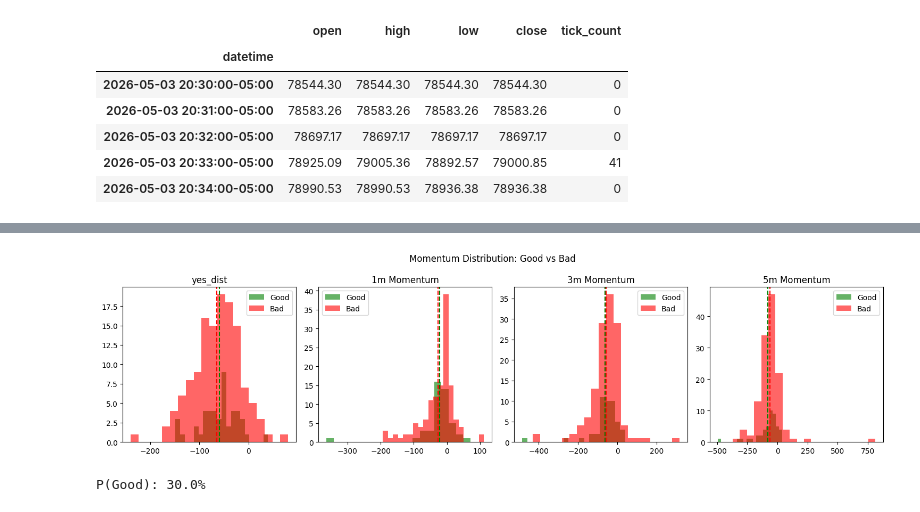
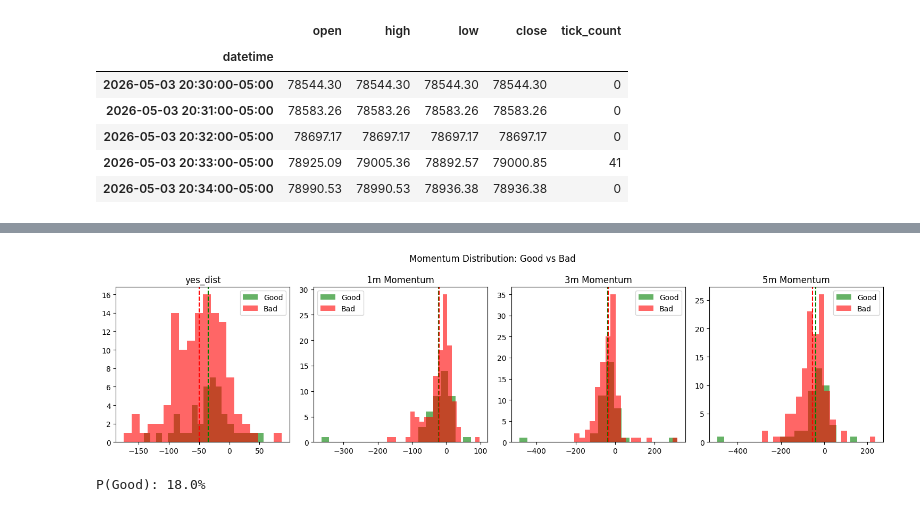
Before and after one commit to mablic/kalshi_15m_crypto_strategy, a Jupyter notebook: jupyter/delta_research_bayesian.ipynb, the cells around one changed output, grey strips where cells are left out. Saved outputs shown, nothing was run; the diff lists cells and outputs as text; code cells hidden in the pictures.

```diff
--- a/jupyter/delta_research_bayesian.ipynb
+++ b/jupyter/delta_research_bayesian.ipynb
@@ -283,0 +305,40 @@ PRIOR_GOOD = 0.2614
+# %%
+df_results = pd.DataFrame(res[0.15])
+df_expected = df_results['reached_50']
+
+# Separate good and bad outcomes
+good = df_results[df_expected == 1]
+bad = df_results[df_expected == 0]
+
+# Prior probabilities
+prior_good = len(good) / len(df_results)
+prior_bad = len(bad) / len(df_results)
+likelihoods = {}
+
+for col in feature_cols:
+    good_mean, good_std = good[col].mean(), good[col].std()
+    bad_mean, bad_std = bad[col].mean(), bad[col].std()
+
+    likelihoods[col] = {
+        'good': (good_mean, good_std),
+        'bad': (bad_mean, bad_std),
+    }
+
+    diff = good_mean - bad_mean
+    ratio, grade = evaluate_feature(good_mean, good_std, bad_mean, bad_std)
+    if grade == 'medium':
+        print(f"{grade} -> {col}: Good={good_mean:.4f}, Bad={bad_mean:.4f}, Diff={diff:.4f}")
+params = {}
+for col in feature_cols:
+    g_mean, g_std = likelihoods[col]['good']
+    b_mean, b_std = likelihoods[col]['bad']
+    params[col] = {
+        'good': (g_mean, g_std),
+        'bad': (b_mean, b_std)
+    }
+
+params['period'] = {
+    'good': (prior_good,),
+    'bad': (prior_bad,)
+}
+print(f"good is: {prior_good}, bad is: {prior_bad}")
@@ -376,8 +467,8 @@ Total PNL is: 2.10
 import matplotlib.pyplot as plt
 import numpy as np
 
-good = comb_15[comb_15['reached_50'] == 1]
-bad = comb_15[comb_15['reached_50'] == 0]
+# good = comb_15[comb_15['reached_70'] == 1]
+# bad = comb_15[comb_15['reached_70'] == 0]
 
 fig, axes = plt.subplots(1, 4, figsize=(15, 4))
 
@@ -390,34 +481,34 @@ axes[0].set_title('yes_dist')
 axes[0].legend()
 
 # 1m momentum
 axes[1].hist(good['1m_yes_dist_momentum'], bins=20, alpha=0.6, label='Good', color='green')
 axes[1].hist(bad['1m_yes_dist_momentum'], bins=20, alpha=0.6, label='Bad', color='red')
 axes[1].axvline(good['1m_yes_dist_momentum'].mean(), color='green', linestyle='--')
 axes[1].axvline(bad['1m_yes_dist_momentum'].mean(), color='red', linestyle='--')
 axes[1].set_title('1m Momentum')
 axes[1].legend()
 
 # 3m momentum
 axes[2].hist(good['3m_yes_dist_momentum'], bins=20, alpha=0.6, label='Good', color='green')
 axes[2].hist(bad['3m_yes_dist_momentum'], bins=20, alpha=0.6, label='Bad', color='red')
 axes[2].axvline(good['3m_yes_dist_momentum'].mean(), color='green', linestyle='--')
 axes[2].axvline(bad['3m_yes_dist_momentum'].mean(), color='red', linestyle='--')
 axes[2].set_title('3m Momentum')
 axes[2].legend()
 
 # 5m momentum
 axes[3].hist(good['5m_yes_dist_momentum'], bins=20, alpha=0.6, label='Good', color='green')
 axes[3].hist(bad['5m_yes_dist_momentum'], bins=20, alpha=0.6, label='Bad', color='red')
 axes[3].axvline(good['5m_yes_dist_momentum'].mean(), color='green', linestyle='--')
 axes[3].axvline(bad['5m_yes_dist_momentum'].mean(), color='red', linestyle='--')
 axes[3].set_title('5m Momentum')
 axes[3].legend()
 
 plt.suptitle('Momentum Distribution: Good vs Bad')
 plt.tight_layout()
 plt.show()
 # %% [output]
-[figure, old version]
+[figure, new version]
 # %%
 # testing
 
@@ -428,24 +519,24 @@ import numpy as np
 
 params = {
     'period': {
-        'good': (0.2614,),
-        'bad': (0.6964,)
+        'good': (0.4138,),
+        'bad': (0.5862,)
     },
     '1m_yes_dist_momentum': {
-        'good': (-22.1743, 59.3700),
-        'bad':  (-26.4145, 51.9395)
+        'good': (-17.5070, 51.8947),
+        'bad':  (-19.7738, 48.4898)
     },
     '3m_yes_dist_momentum': {
-        'good': (-62.7120, 82.6527),
-        'bad':  (-58.5006, 84.6475)
+        'good': (-29.0380, 82.5982),
+        'bad':  (-32.8337, 73.5574)
     },
-    # '5m_yes_dist_momentum': {
-    #     'good': (-64.5743, 69.7827),
-    #     'bad':  (-52.1102, 131.8246)
-    # },
+    '5m_yes_dist_momentum': {
+        'good': (-31.1500, 93.6206),
+        'bad':  (-37.5775, 85.6289)
+    },
     'yes_dist': {
-        'good': (-59.0215, 38.8804),
-        'bad':  (-64.6381, 48.4663)
+        'good': (-19.9004, 29.5222),
+        'bad':  (-22.8592, 38.3313)
     },
 }
 
@@ -487,7 +578,7 @@ p1 = predict(
 )
 print(f"P(Good): {p1:.1%}")
 # %% [output]
-P(Good): 30.0%
+P(Good): 18.0%
 # %%
 # export model
 
```
Also changed, not shown: parts of 14 cells of this notebook, 10 other files.
